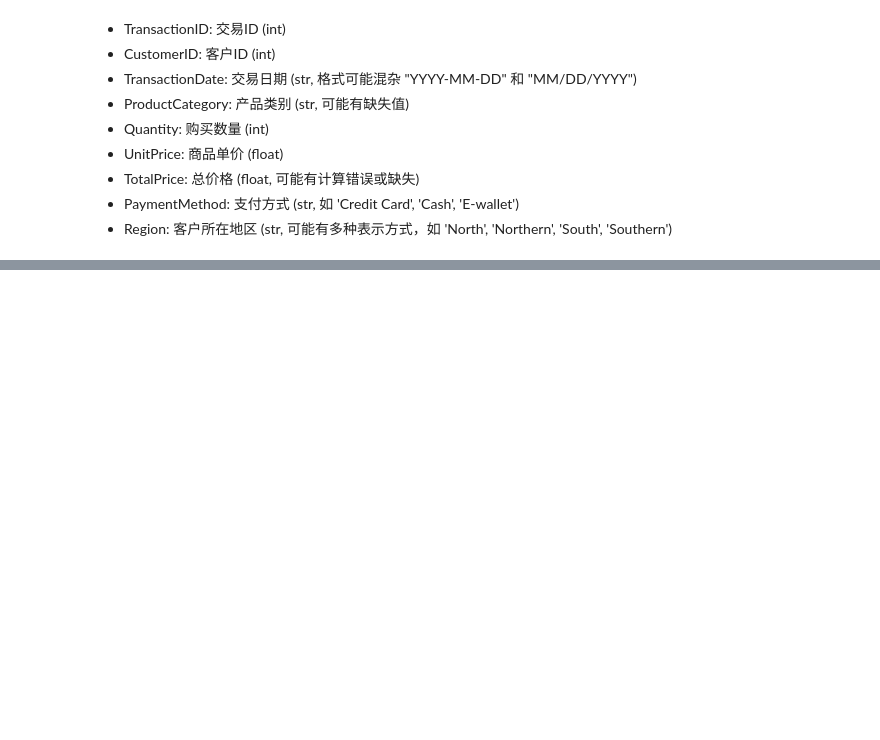
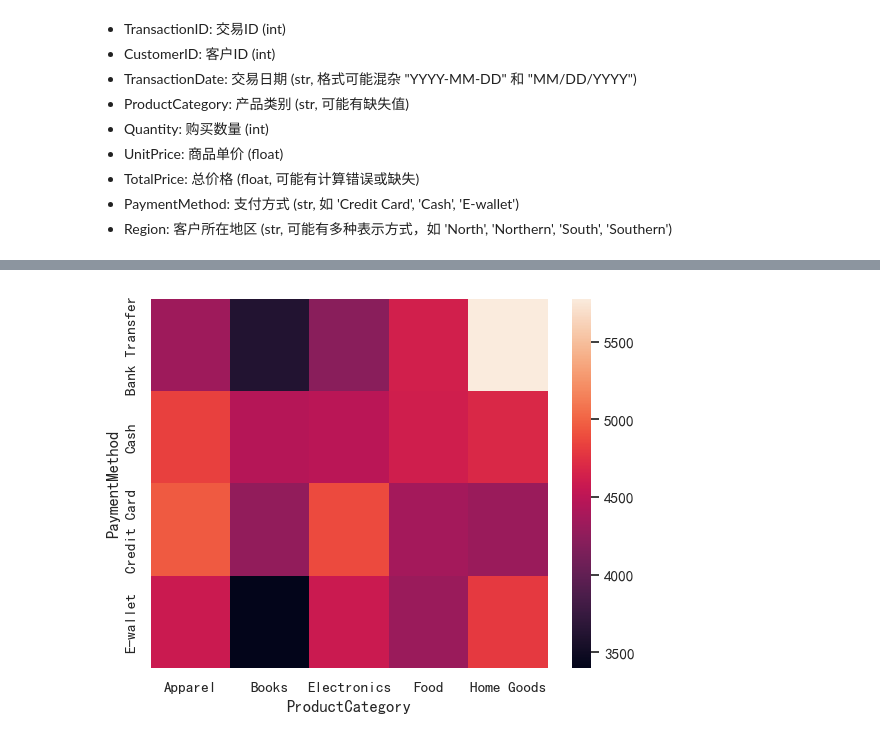
Before and after one commit to yt-x/ds_learn, a Jupyter notebook: practice/practice1.ipynb, the cells around one changed output, grey strips where cells are left out. Cells and saved outputs as stored; diff of their text form; code cells hidden in the pictures; blank space fills up the shorter version.

```diff
--- a/practice/practice1.ipynb
+++ b/practice/practice1.ipynb
@@ -740,0 +732,7 @@ plt.show()
+# %%
+# 使用热力图展示 `PaymentMethod` 与 `ProductCategory` 之间的交易计数关系。
+tmp_df = pd.pivot_table(data=df, index='PaymentMethod', columns='ProductCategory', values='TotalPrice_y')
+sns.heatmap(data=tmp_df, )
+plt.show()
+# %% [output]
+[figure, added]
```
Also changed, not shown: parts of 8 cells of this notebook, 1 other file.
